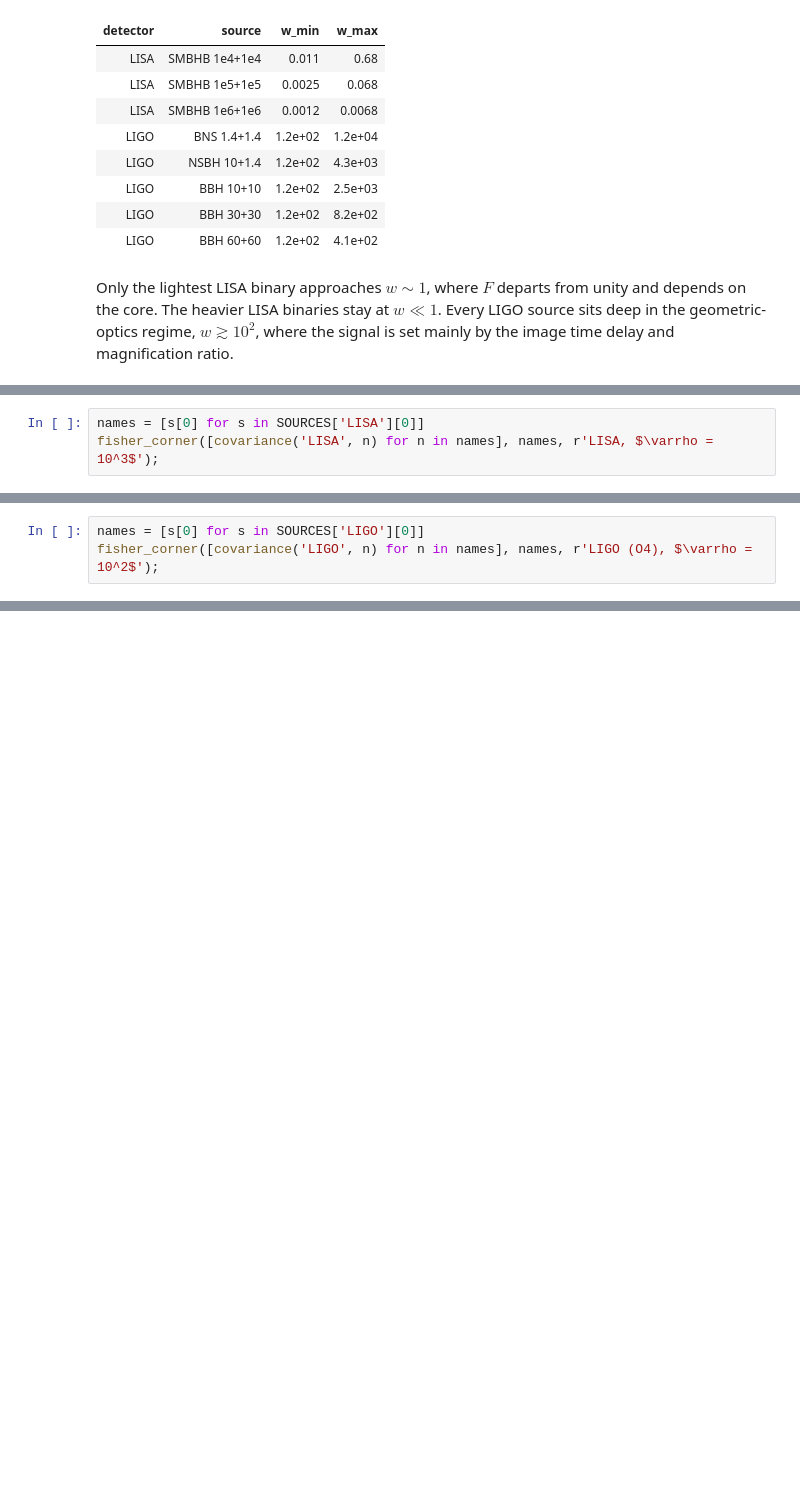
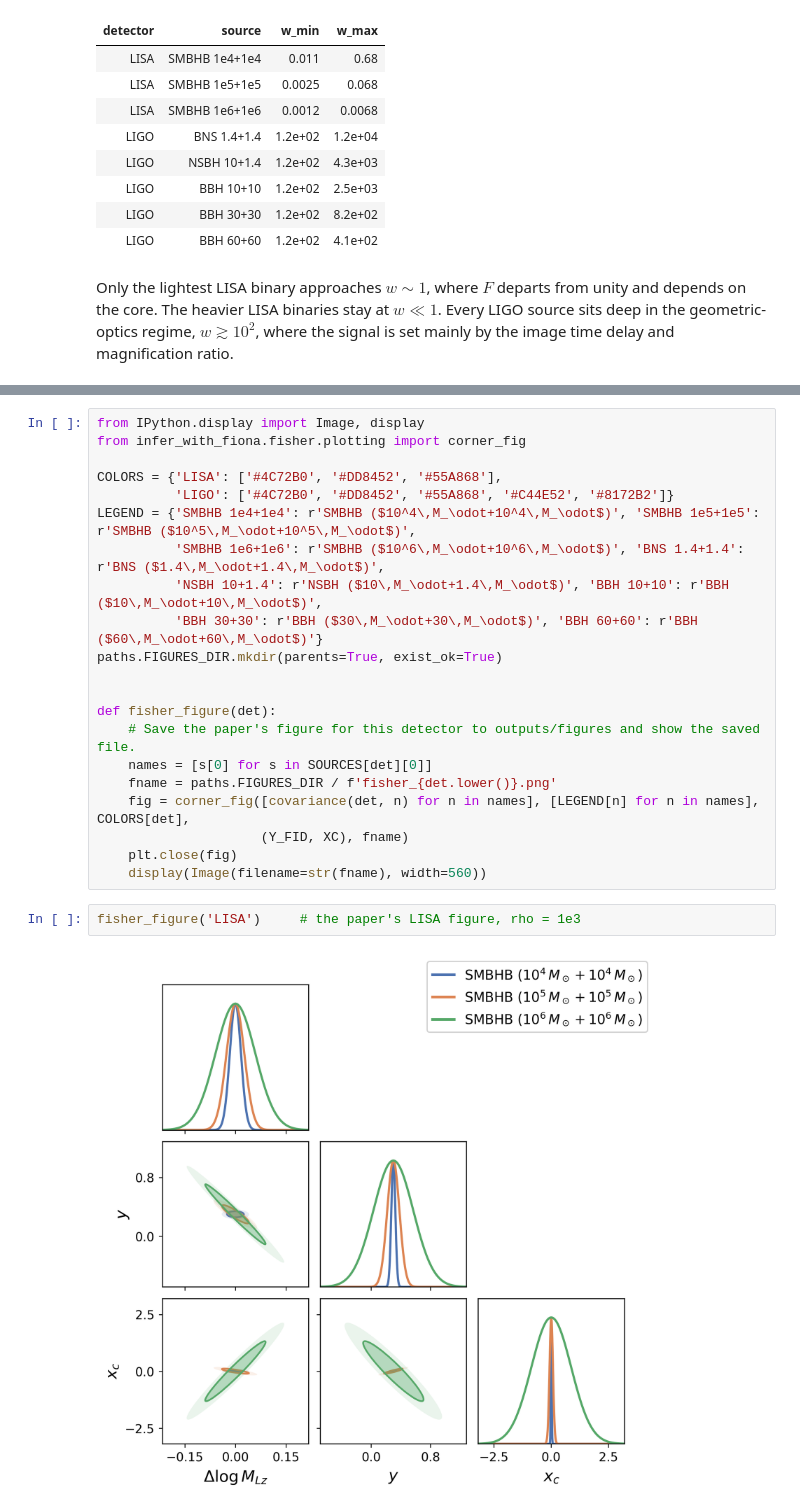
Before and after one commit to ninoephremidze/infer_with_FIONA, a Jupyter notebook: notebooks/01_fisher_forecasts.ipynb, the cells around one changed output, grey strips where cells are left out. Cells and saved outputs as stored; diff of their text form; blank space fills up the shorter version.

```diff
--- a/notebooks/01_fisher_forecasts.ipynb
+++ b/notebooks/01_fisher_forecasts.ipynb
@@ -185,3 +134,0 @@ def fisher_corner(covs, names, title):
-# %%
-names = [s[0] for s in SOURCES['LISA'][0]]
-fisher_corner([covariance('LISA', n) for n in names], names, r'LISA, $\varrho = 10^3$');
@@ -190,3 +134,0 @@ fisher_corner([covariance('LISA', n) for n in names], names, r'LISA, $\varrho =
-# %%
-names = [s[0] for s in SOURCES['LIGO'][0]]
-fisher_corner([covariance('LIGO', n) for n in names], names, r'LIGO (O4), $\varrho = 10^2$');
@@ -199,0 +139,25 @@ fisher_corner([covariance('LIGO', n) for n in names], names, r'LIGO (O4), $\varr
+# %%
+from IPython.display import Image, display
+from infer_with_fiona.fisher.plotting import corner_fig
+
+COLORS = {'LISA': ['#4C72B0', '#DD8452', '#55A868'],
+          'LIGO': ['#4C72B0', '#DD8452', '#55A868', '#C44E52', '#8172B2']}
+LEGEND = {'SMBHB 1e4+1e4': r'SMBHB ($10^4\,M_\odot+10^4\,M_\odot$)', 'SMBHB 1e5+1e5': r'SMBHB ($10^5\,M_\odot+10^5\,M_\odot$)',
+          'SMBHB 1e6+1e6': r'SMBHB ($10^6\,M_\odot+10^6\,M_\odot$)', 'BNS 1.4+1.4': r'BNS ($1.4\,M_\odot+1.4\,M_\odot$)',
+          'NSBH 10+1.4': r'NSBH ($10\,M_\odot+1.4\,M_\odot$)', 'BBH 10+10': r'BBH ($10\,M_\odot+10\,M_\odot$)',
+          'BBH 30+30': r'BBH ($30\,M_\odot+30\,M_\odot$)', 'BBH 60+60': r'BBH ($60\,M_\odot+60\,M_\odot$)'}
+paths.FIGURES_DIR.mkdir(parents=True, exist_ok=True)
+
+
+def fisher_figure(det):
+    # Save the paper's figure for this detector to outputs/figures and show the saved file.
+    names = [s[0] for s in SOURCES[det][0]]
+    fname = paths.FIGURES_DIR / f'fisher_{det.lower()}.png'
+    fig = corner_fig([covariance(det, n) for n in names], [LEGEND[n] for n in names], COLORS[det],
+                     (Y_FID, XC), fname)
+    plt.close(fig)
+    display(Image(filename=str(fname), width=560))
+# %%
+fisher_figure('LISA')     # the paper's LISA figure, rho = 1e3
+# %% [output]
+[figure, added]
```
Also changed, not shown: parts of 11 cells of this notebook, 4 other files.
